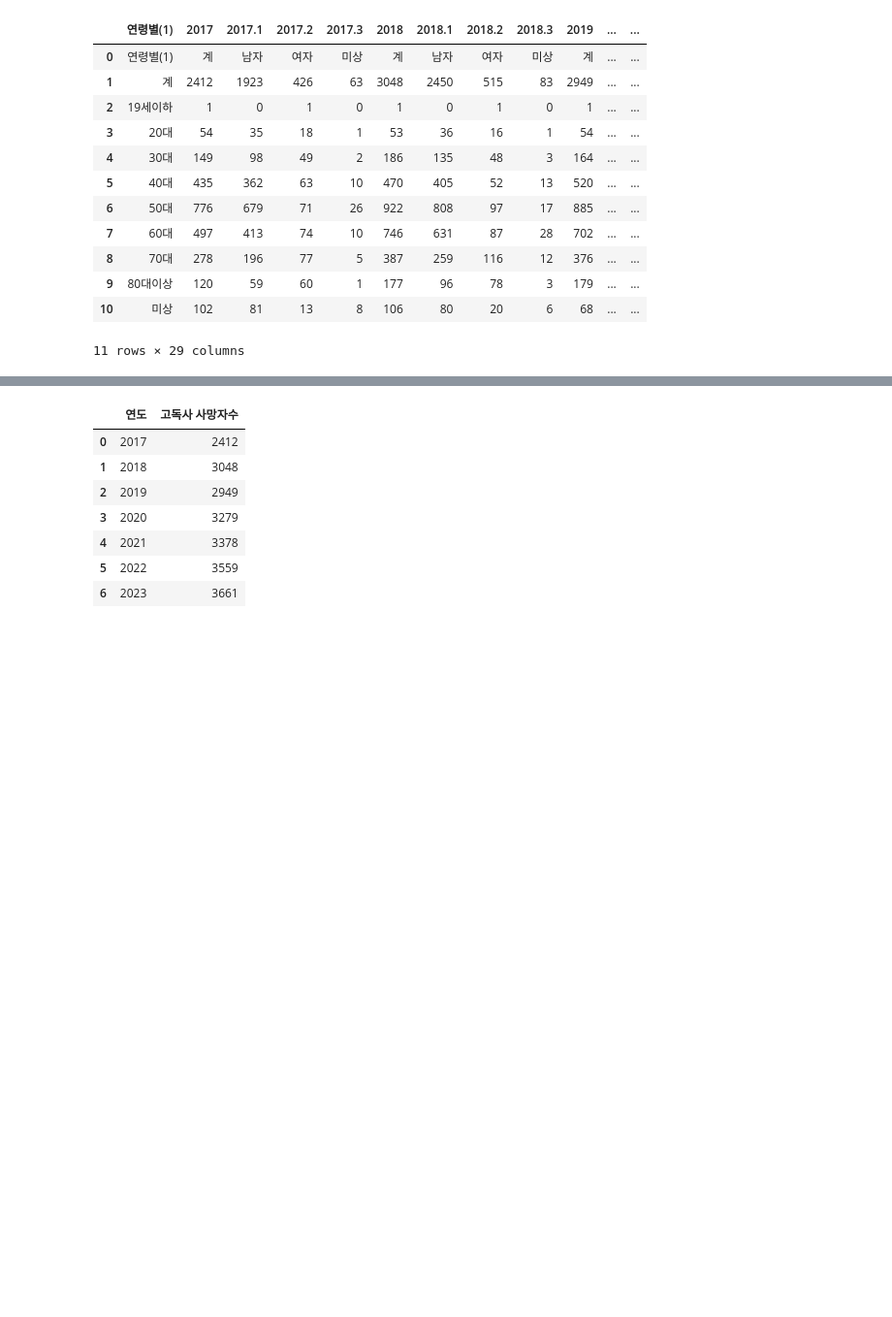
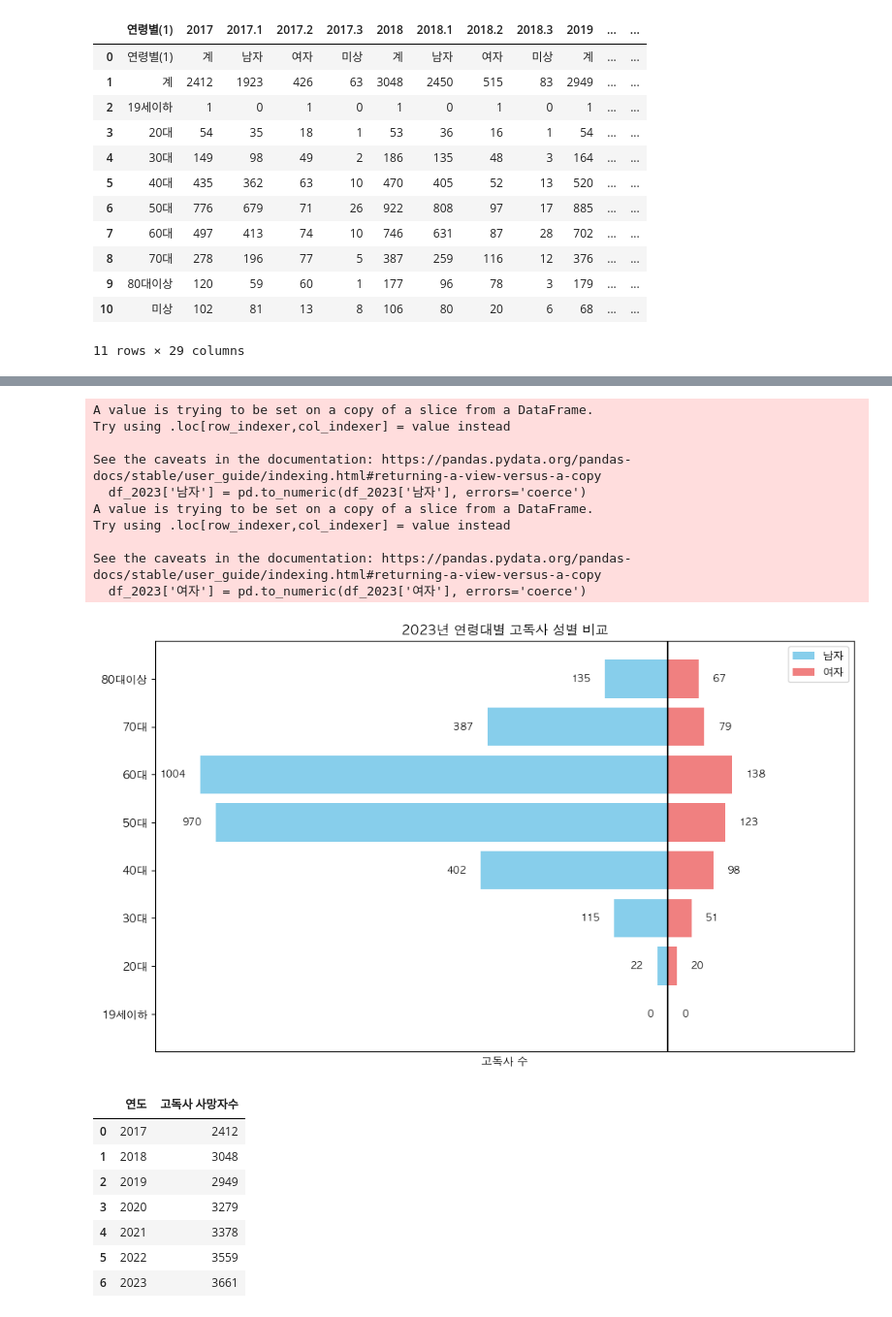
Before and after one commit to InsightCWNU/data_analysis, a Jupyter notebook: gyeongnam_analysis/analysis/gyeongnam_analysis01.ipynb, the cells around one changed output, grey strips where cells are left out. Shown at 97% size. Cells and saved outputs as stored; diff of their text form; code cells hidden in the pictures; blank space fills up the shorter version.

```diff
--- a/gyeongnam_analysis/gyeongnam_analysis01.ipynb
+++ b/gyeongnam_analysis/analysis/gyeongnam_analysis01.ipynb
@@ -11,9 +11,9 @@ from matplotlib import rc
 rc('font', family='AppleGothic')
 plt.rcParams['axes.unicode_minus'] = False
 # %%
-lonely_df = pd.read_csv("./data/고독사_발생_현황.csv", encoding='utf-8')
-total_df = pd.read_csv("./data/전체_인구_현황.csv", encoding='utf-8')
-Single_df = pd.read_csv("./data/1인_가구_현황.csv", encoding='utf-8')
+lonely_df = pd.read_csv("../data/고독사_발생_현황.csv", encoding='utf-8')
+total_df = pd.read_csv("../data/전체_인구_현황.csv", encoding='utf-8')
+Single_df = pd.read_csv("../data/1인_가구_현황.csv", encoding='utf-8')
 # %%
 lonely_df
 # %% [output]
@@ -33,3 +51,50 @@ lonely_df
+# %%
+# 수치형으로 변환
+df_2023['남자'] = pd.to_numeric(df_2023['남자'], errors='coerce')
+df_2023['여자'] = pd.to_numeric(df_2023['여자'], errors='coerce')
+
+# '계'와 '미상' 제거
+df_2023_sex = df_2023[~df_2023['연령대'].isin(['계', '미상'])]
+
+# 양방향 막대그래프 그리기
+plt.figure(figsize=(10, 6))
+plt.barh(df_2023_sex['연령대'], -df_2023_sex['남자'], color='skyblue', label='남자')
+plt.barh(df_2023_sex['연령대'], df_2023_sex['여자'], color='lightcoral', label='여자')
+plt.axvline(0, color='black')
+plt.xlabel('고독사 수')
+plt.xticks([])
+plt.xlim(-1100, 400)
+plt.title('2023년 연령대별 고독사 성별 비교')
+plt.legend()
+bars_male = plt.barh(df_2023_sex['연령대'], -df_2023_sex['남자'], color='skyblue', label='남자')
+bars_female = plt.barh(df_2023_sex['연령대'], df_2023_sex['여자'], color='lightcoral', label='여자')
+
+# ✅ 막대 옆에 숫자 표시
+for bar in bars_male:
+    width = bar.get_width()
+    if not np.isnan(width):
+        plt.text(width - 30, bar.get_y() + bar.get_height()/2, f'{-int(width)}', va='center', ha='right', fontsize=9)
+
+for bar in bars_female:
+    width = bar.get_width()
+    if not np.isnan(width):
+        plt.text(width + 30, bar.get_y() + bar.get_height()/2, f'{int(width)}', va='center', ha='left', fontsize=9)
+
+
+plt.tight_layout()
+plt.show()
+# %% [output]
+A value is trying to be set on a copy of a slice from a DataFrame.
+Try using .loc[row_indexer,col_indexer] = value instead
+
+See the caveats in the documentation: https://pandas.pydata.org/pandas-docs/stable/user_guide/indexing.html#returning-a-view-versus-a-copy
+  df_2023['남자'] = pd.to_numeric(df_2023['남자'], errors='coerce')
+A value is trying to be set on a copy of a slice from a DataFrame.
+Try using .loc[row_indexer,col_indexer] = value instead
+
+See the caveats in the documentation: https://pandas.pydata.org/pandas-docs/stable/user_guide/indexing.html#returning-a-view-versus-a-copy
+  df_2023['여자'] = pd.to_numeric(df_2023['여자'], errors='coerce')
+[figure, added]
 # %%
 lonely_total = lonely_df[lonely_df['연령별(1)'] == '계']
 
```
Also changed, not shown: parts of 2 cells of this notebook, 6 other files.
